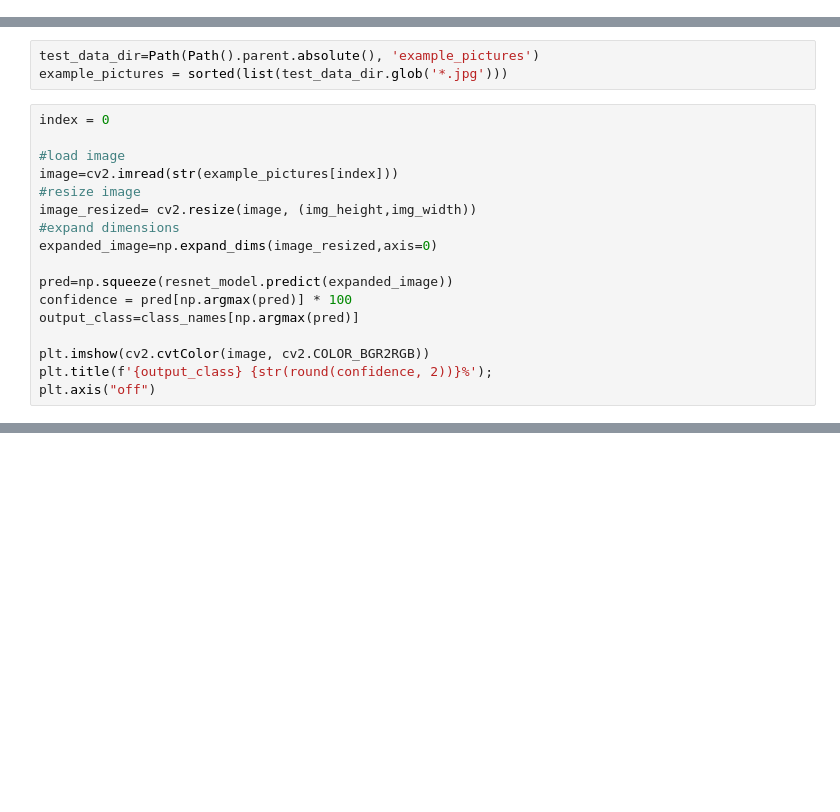
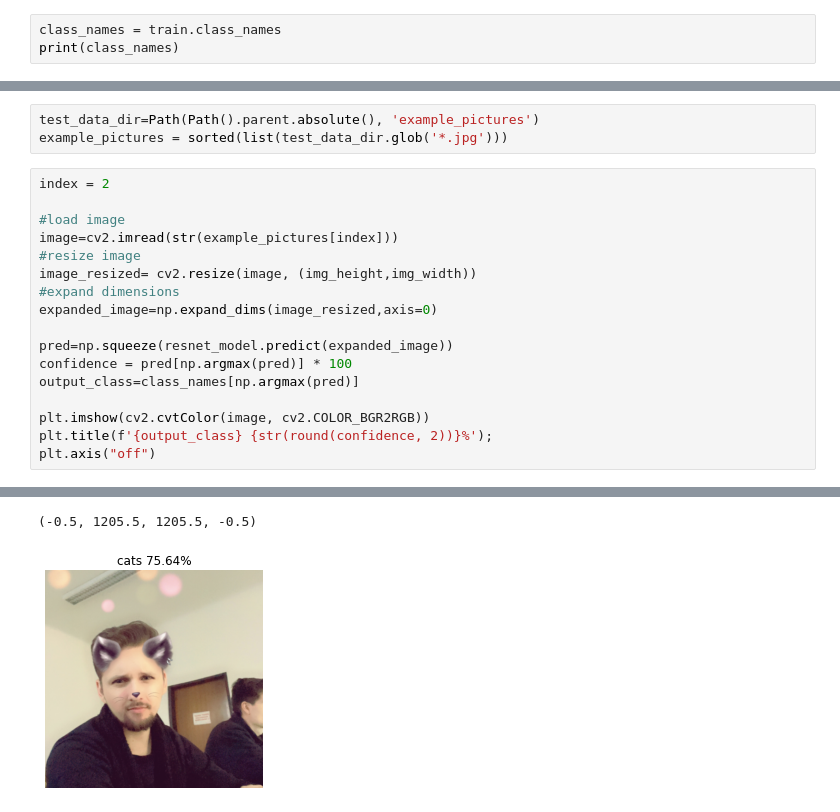
Before and after one commit to hrifanov/ml_project, a Jupyter notebook: Sprint_3/Resnet50/resnet50.ipynb, the cells around one changed output, grey strips where cells are left out. Cells and saved outputs as stored; diff of their text form; blank space fills up the shorter version.

Commit message:
Bug fixes (names etc)

```diff
--- a/Sprint_3/Resnet50/resnet50.ipynb
+++ b/Sprint_3/Resnet50/resnet50.ipynb
@@ -76,0 +77,3 @@ Using 600 files for validation.
+# %%
+class_names = train.class_names
+print(class_names)
@@ -181,7 +187,7 @@ plt.show()
 test_data_dir=Path(Path().parent.absolute(), 'example_pictures')
 example_pictures = sorted(list(test_data_dir.glob('*.jpg')))
 # %%
-index = 0
+index = 2
 
 #load image
 image=cv2.imread(str(example_pictures[index]))
@@ -197,3 +203,4 @@ output_class=class_names[np.argmax(pred)]
 plt.imshow(cv2.cvtColor(image, cv2.COLOR_BGR2RGB))
 plt.title(f'{output_class} {str(round(confidence, 2))}%');
 plt.axis("off")
+# %% [output]
@@ -199,0 +208,2 @@ plt.axis("off")
+(-0.5, 1205.5, 1205.5, -0.5)
+[figure, added]
```
Also changed, not shown: parts of 15 cells of this notebook.
